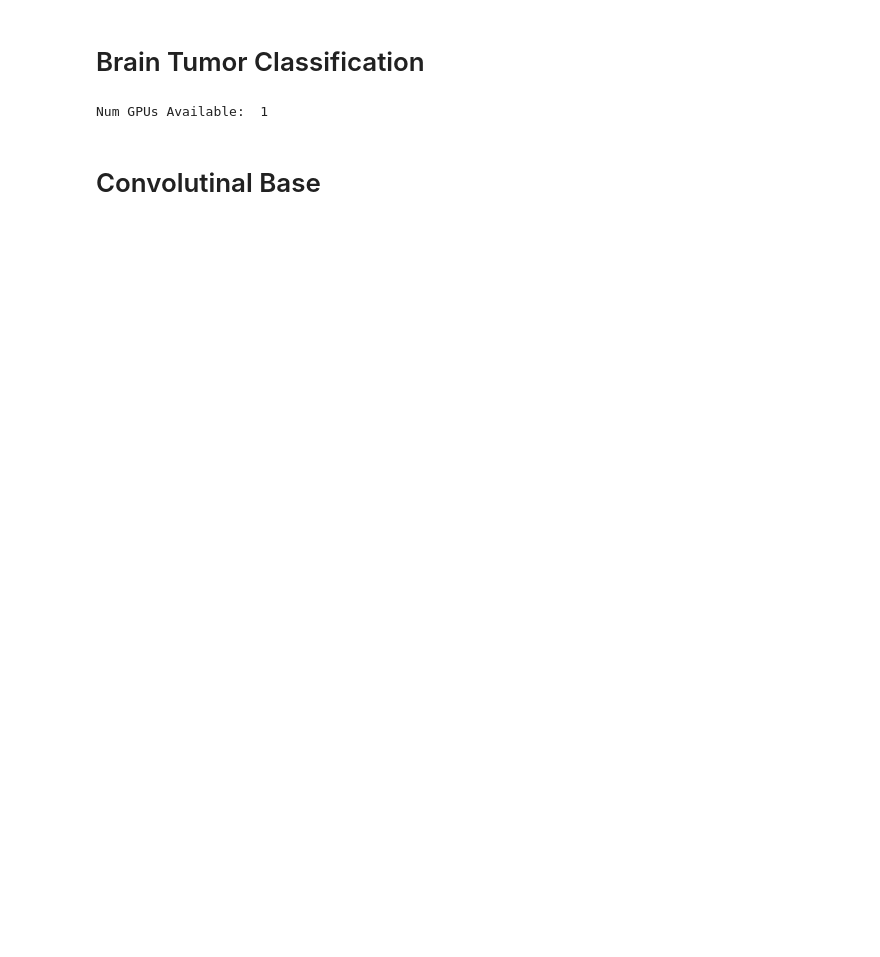
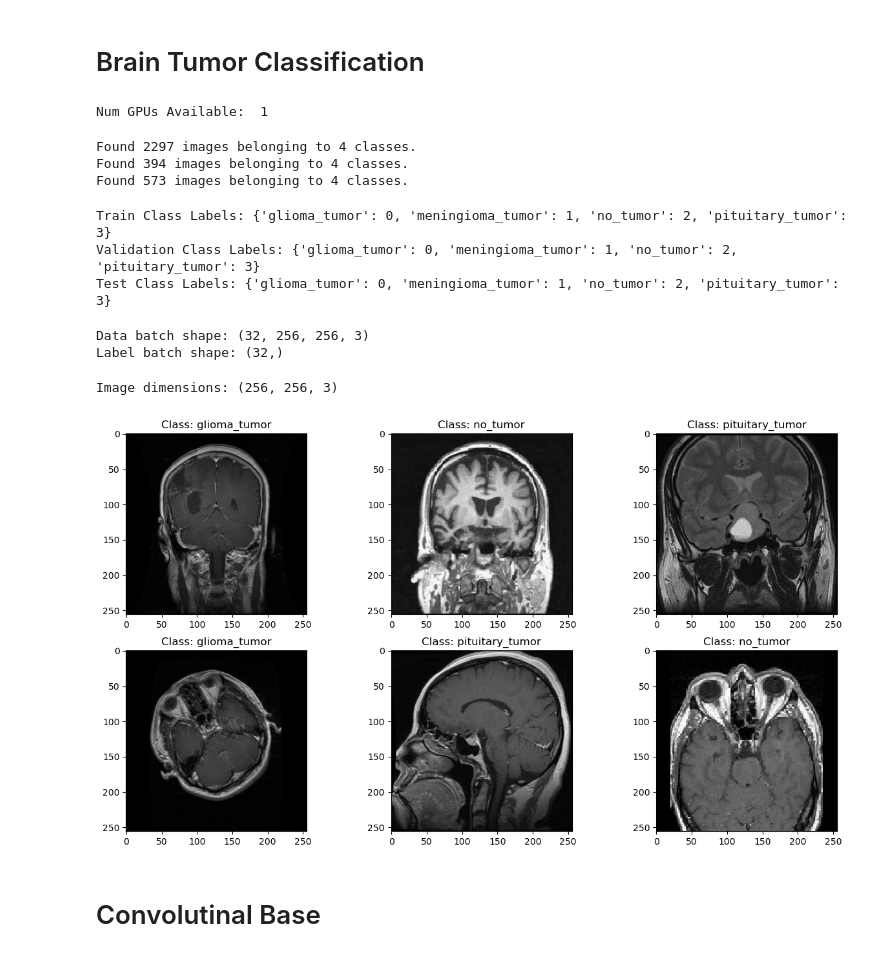
Before and after one commit to cristopher-d-delgado/brain_tumor_classification, a Jupyter notebook: notebook.ipynb, the cells around one changed output. Cells and saved outputs as stored; diff of their text form; code cells hidden in the pictures; blank space fills up the shorter version.

```diff
--- a/notebook.ipynb
+++ b/notebook.ipynb
@@ -48,7 +48,66 @@ train_data_dir = train_folder
 test_data_dir = test_folder
 val_data_dir = val_folder
 
-train_generator, test_generator, validation_generator = process_data(256, 32, train_data_dir, test_data_dir, val_data_dir)
+train_gen, test_gen, val_gen = process_data(256, 32, train_data_dir, test_data_dir, val_data_dir)
+# %% [output]
+Found 2297 images belonging to 4 classes.
+Found 394 images belonging to 4 classes.
+Found 573 images belonging to 4 classes.
+# %%
+# Find out how the image data generators labeled our classes
+train_class_labels = train_gen.class_indices
+val_class_labels = train_gen.class_indices
+test_class_labels = val_gen.class_indices
+
+# Print the class labels
+print("Train Class Labels:", train_class_labels)
+print("Validation Class Labels:", val_class_labels)
+print("Test Class Labels:", test_class_labels)
+# %% [output]
+Train Class Labels: {'glioma_tumor': 0, 'meningioma_tumor': 1, 'no_tumor': 2, 'pituitary_tumor': 3}
+Validation Class Labels: {'glioma_tumor': 0, 'meningioma_tumor': 1, 'no_tumor': 2, 'pituitary_tumor': 3}
+Test Class Labels: {'glioma_tumor': 0, 'meningioma_tumor': 1, 'no_tumor': 2, 'pituitary_tumor': 3}
+# %%
+# Retrieve one batch of data from the generator
+data_batch, label_batch = next(train_gen)
+
+# Print the shape of the data batch and label batch
+print("Data batch shape:", data_batch.shape)
+print("Label batch shape:", label_batch.shape)
+# %% [output]
+Data batch shape: (32, 256, 256, 3)
+Label batch shape: (32,)
+# %%
+import matplotlib.pyplot as plt
+
+# Retrieve one batch of images from the generator
+images, labels = train_gen.next()
+
+# Print the dimensions of the first image
+print("Image dimensions:", images[0].shape)
+
+# Define the class labels
+class_labels = {'glioma_tumor': 0, 'meningioma_tumor': 1, 'no_tumor': 2, 'pituitary_tumor': 3}
+
+# Display the first six images with their labels
+fig, ax = plt.subplots(2, 3, facecolor='white', figsize=(15, 8))
+
+for i in range(2):
+    for j in range(3):
+        # Calculate the index in the images and labels arrays
+        idx = i * 3 + j
+
+        # Get the class name from the label
+        class_name = [key for key, value in class_labels.items() if value == labels[idx]][0]
+
+        # Plot the image
+        ax[i, j].imshow(images[idx])
+        ax[i, j].set_title(f"Class: {class_name}")
+
+plt.show()
+# %% [output]
+Image dimensions: (256, 256, 3)
+[figure, added]
 # %% [markdown]
 # Convolutinal Base
 # %%
```
Also changed, not shown: parts of 2 cells of this notebook, 1 other file.
